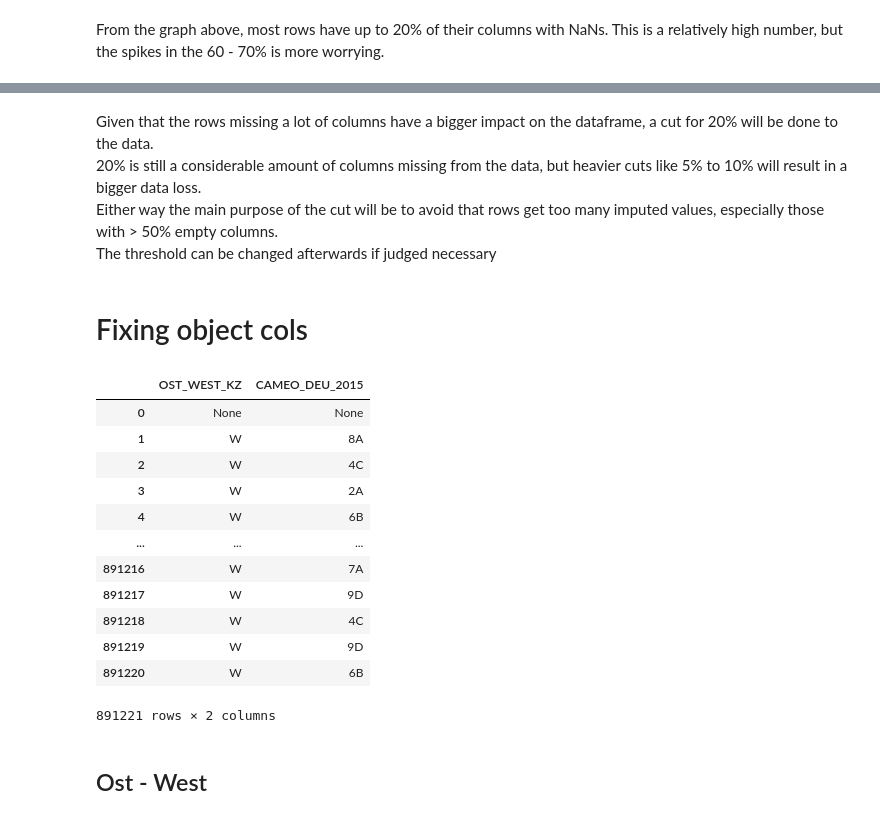
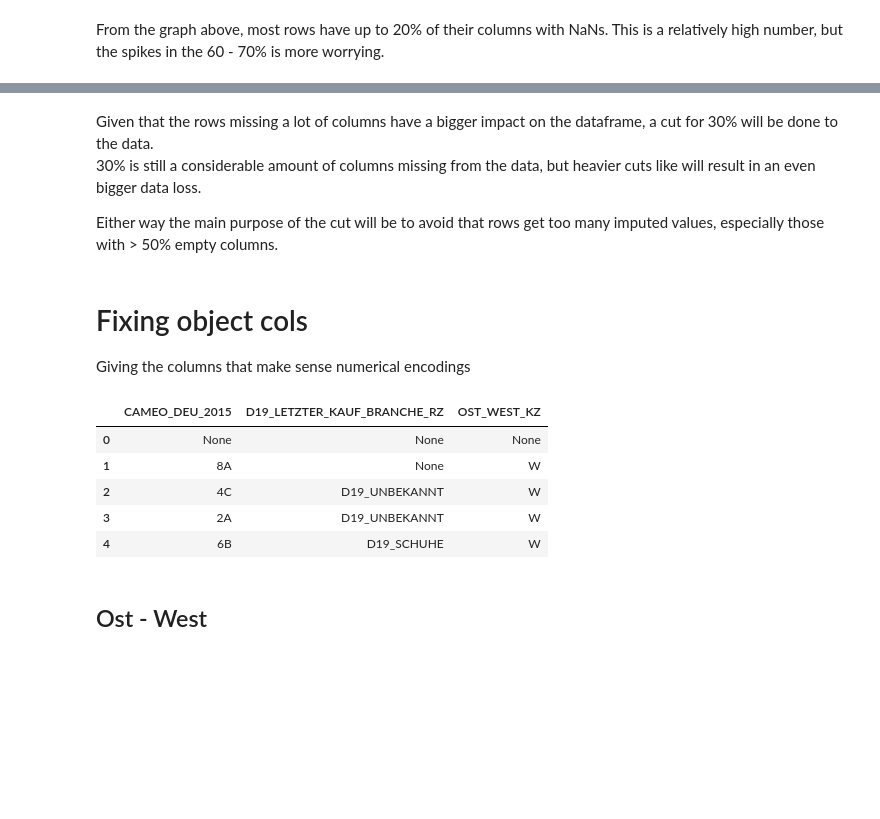
Before and after one commit to bglucca/ArvatoCustomerSegmentation, a Jupyter notebook: 02_demographic_preprocessing.ipynb, the cells around one changed output, grey strips where cells are left out. Cells and saved outputs as stored; diff of their text form; code cells hidden in the pictures; blank space fills up the shorter version.

Commit message:
Fixing preprocess blocks to work seamlessly with updates to data and documentation

```diff
--- a/02_demographic_preprocessing.ipynb
+++ b/02_demographic_preprocessing.ipynb
@@ -167,29 +212,23 @@ Proportion of remaining rows for 50.00% threshold: 89.30%
 Proportion of remaining rows for 60.00% threshold: 89.91%
 # %% [markdown]
-Given that the rows missing a lot of columns have a bigger impact on the dataframe, a cut for 20% will be done to the data.
-20% is still a considerable amount of columns missing from the data, but heavier cuts like 5% to 10% will result in a bigger data loss.
+Given that the rows missing a lot of columns have a bigger impact on the dataframe, a cut for 30% will be done to the data.
+30% is still a considerable amount of columns missing from the data, but heavier cuts like will result in an even bigger data loss.
+
 Either way the main purpose of the cut will be to avoid that rows get too many imputed values, especially those with > 50% empty columns.
-The threshold can be changed afterwards if judged necessary
 # %% [markdown]
 # Fixing object cols
+Giving the columns that make sense numerical encodings
 # %%
-object_cols = list_cols_by_type(census, 'object')
+object_cols = census.dtypes[census.dtypes == object].index
 # %%
-census[object_cols]
+census[object_cols].head()
 # %% [output]
-|  | OST_WEST_KZ | CAMEO_DEU_2015 |
-| 0 | None | None |
-| 1 | W | 8A |
-| 2 | W | 4C |
-| 3 | W | 2A |
-| 4 | W | 6B |
-| ... | ... | ... |
-| 891216 | W | 7A |
-| 891217 | W | 9D |
-| 891218 | W | 4C |
-| 891219 | W | 9D |
-| 891220 | W | 6B |
+|  | CAMEO_DEU_2015 | D19_LETZTER_KAUF_BRANCHE_RZ | OST_WEST_KZ |
+| 0 | None | None | None |
+| 1 | 8A | None | W |
+| 2 | 4C | D19_UNBEKANNT | W |
+| 3 | 2A | D19_UNBEKANNT | W |
+| 4 | 6B | D19_SCHUHE | W |
-891221 rows × 2 columns
 # %% [markdown]
 ## Ost - West
 # %%
```
Also changed, not shown: parts of 80 cells of this notebook, 2 other files.
